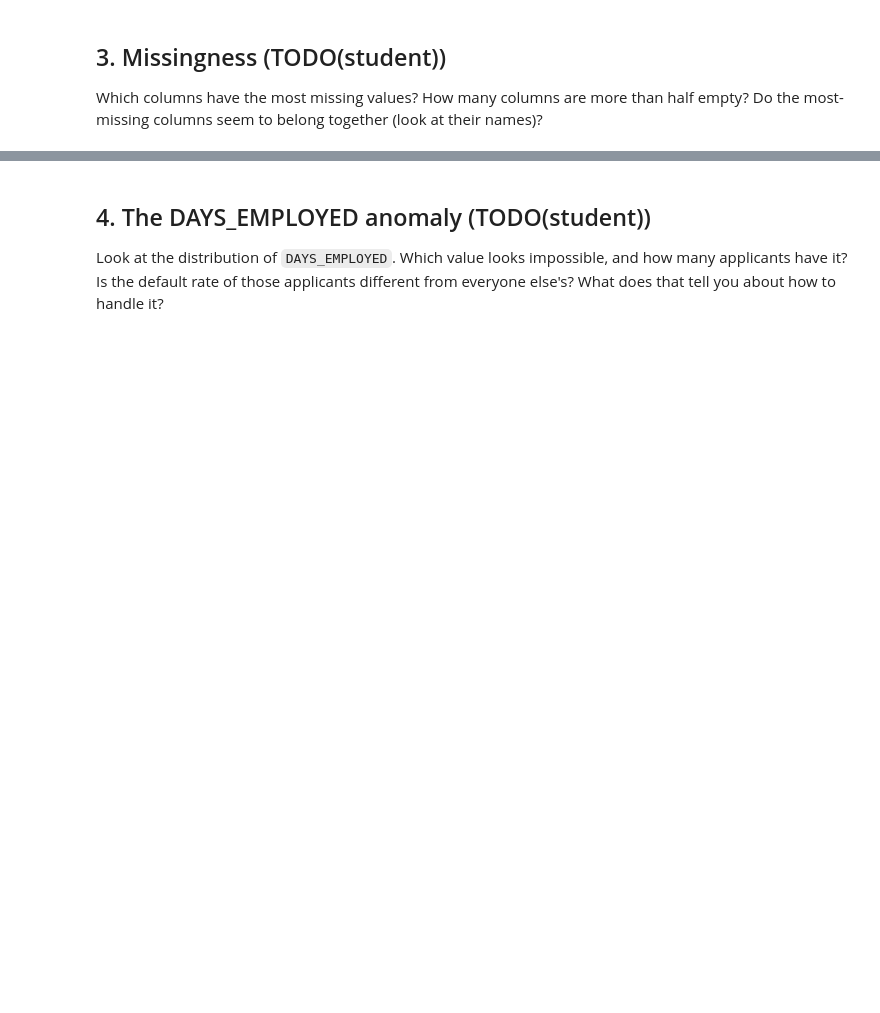
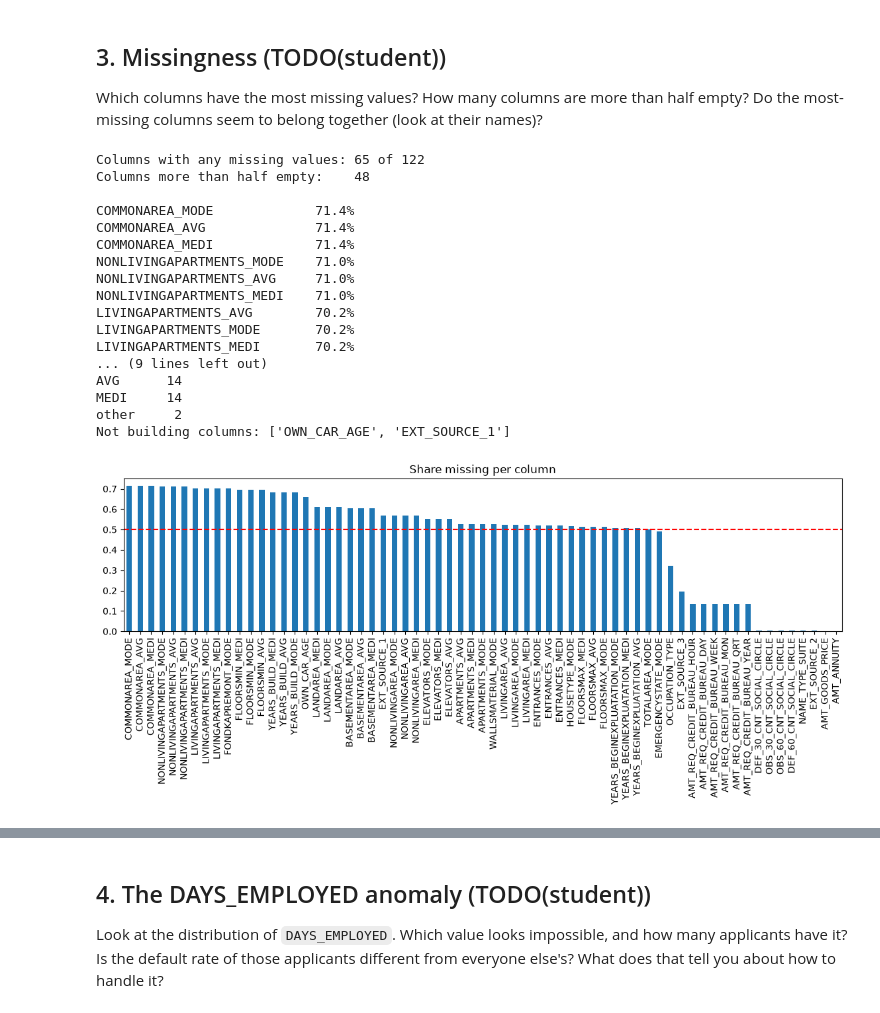
Before and after one commit to nguyennminh/ITAI-4153-Final-Project, a Jupyter notebook: credit-risk-week1/notebooks/01_eda.ipynb, the cells around one changed output, grey strips where cells are left out. Cells and saved outputs as stored; diff of their text form; code cells hidden in the pictures; blank space fills up the shorter version.

```diff
--- a/credit-risk-week1/notebooks/01_eda.ipynb
+++ b/credit-risk-week1/notebooks/01_eda.ipynb
@@ -40,4 +56,37 @@ plt.show()
 Which columns have the most missing values? How many columns are more than half empty?
 Do the most-missing columns seem to belong together (look at their names)?
 # %%
-# TODO(student)
+missing = app.isna().mean().sort_values(ascending=False)
+print(f"Columns with any missing values: {(missing > 0).sum()} of {app.shape[1]}")
+print(f"Columns more than half empty:    {(missing > 0.5).sum()}")
+print()
+print(missing.head(15).map("{:.1%}".format).to_string())
+
+half_empty = missing[missing > 0.5].index
+suffix = half_empty.str.extract(r"_(AVG|MODE|MEDI)$")[0].fillna("other").rename("suffix")
+print()
+print(suffix.value_counts().to_string())
+print("Not building columns:", list(half_empty[suffix.eq("other").to_numpy()]))
+
+missing[missing > 0].plot.bar(figsize=(14, 3), title="Share missing per column")
+plt.axhline(0.5, color="red", linestyle="--")
+plt.show()
+# %% [output]
+Columns with any missing values: 65 of 122
+Columns more than half empty:    48
+
+COMMONAREA_MODE             71.4%
+COMMONAREA_AVG              71.4%
+COMMONAREA_MEDI             71.4%
+NONLIVINGAPARTMENTS_MODE    71.0%
+NONLIVINGAPARTMENTS_AVG     71.0%
+NONLIVINGAPARTMENTS_MEDI    71.0%
+LIVINGAPARTMENTS_AVG        70.2%
+LIVINGAPARTMENTS_MODE       70.2%
+LIVINGAPARTMENTS_MEDI       70.2%
+... (9 lines left out)
+AVG      14
+MEDI     14
+other     2
+Not building columns: ['OWN_CAR_AGE', 'EXT_SOURCE_1']
+[figure, added]
```
Also changed, not shown: parts of 10 cells of this notebook, 6 other files.
